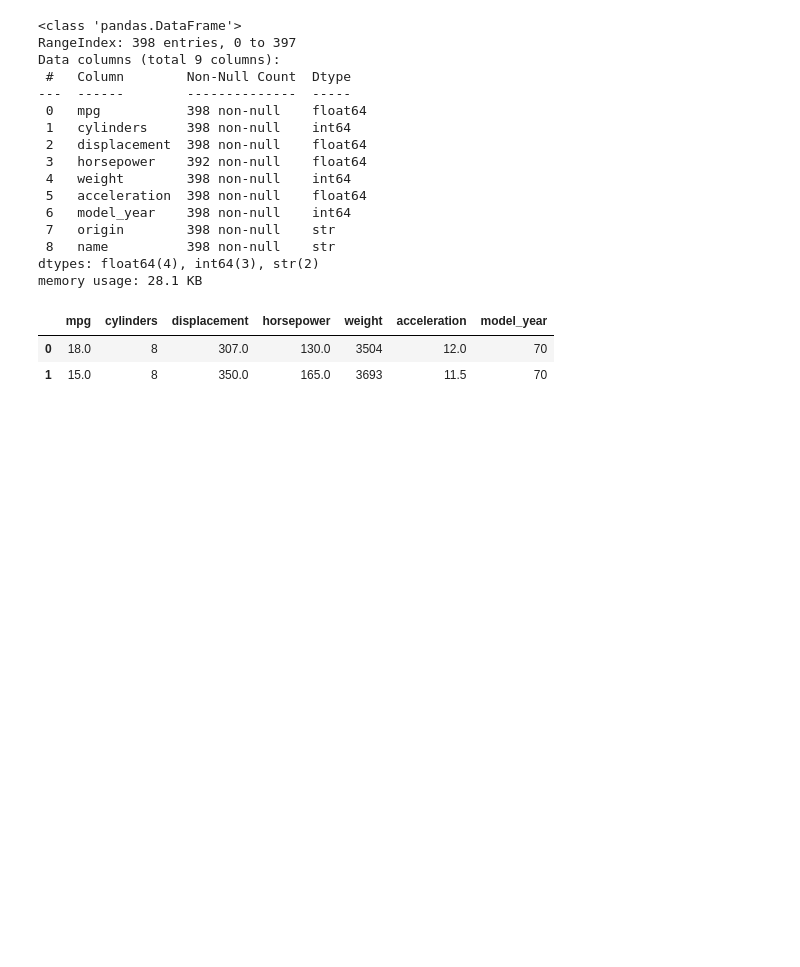
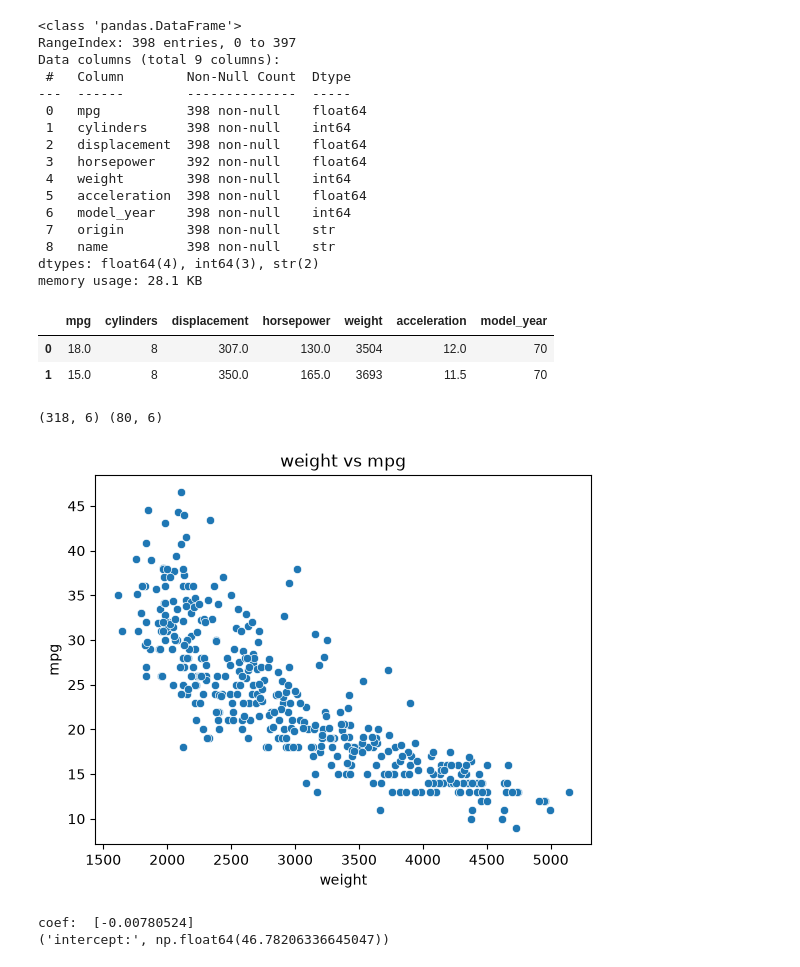
Before and after one commit to anugrah-pal/Machine-Learning, a Jupyter notebook: MatplotLib/LinearRegression.ipynb, the cells around one changed output. Cells and saved outputs as stored; diff of their text form; code cells hidden in the pictures; blank space fills up the shorter version.

```diff
--- a/MatplotLib/LinearRegression.ipynb
+++ b/MatplotLib/LinearRegression.ipynb
@@ -59,0 +61,23 @@ y=df["Survived"]
+# %%
+from sklearn.model_selection import train_test_split
+x_train, x_test, y_train, y_test = train_test_split(x, y, test_size=0.2, random_state=42)
+print(x_train.shape, x_test.shape)
+# %% [output]
+(318, 6) (80, 6)
+# %%
+sns.scatterplot(data = df, x = 'weight', y = 'mpg')
+plt.title('weight vs mpg')
+plt.show()
+# %% [output]
+[figure, added]
+# %%
+from sklearn.linear_model import LinearRegression
+
+model = LinearRegression()
+model.fit(x_train[['weight']], y_train)
+
+print("coef: ", model.coef_)
+print(("intercept:", model.intercept_))
+# %% [output]
+coef:  [-0.00780524]
+('intercept:', np.float64(46.78206336645047))
```
Also changed, not shown: parts of 2 cells of this notebook, 1 other file.
